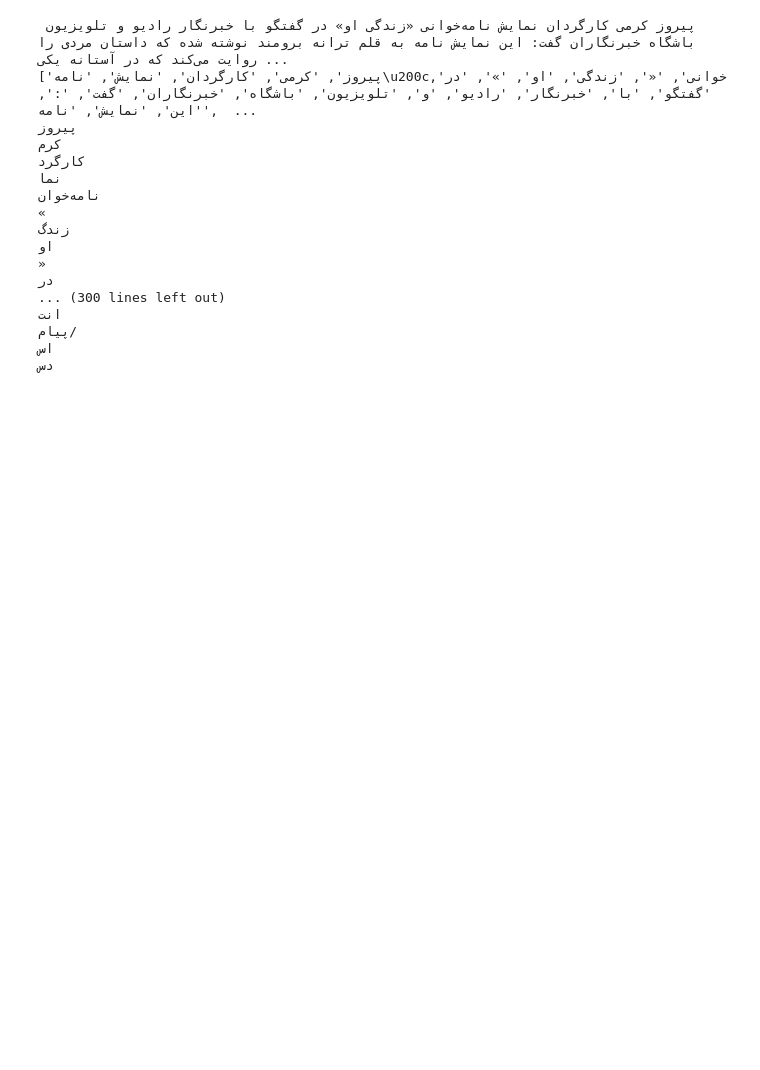
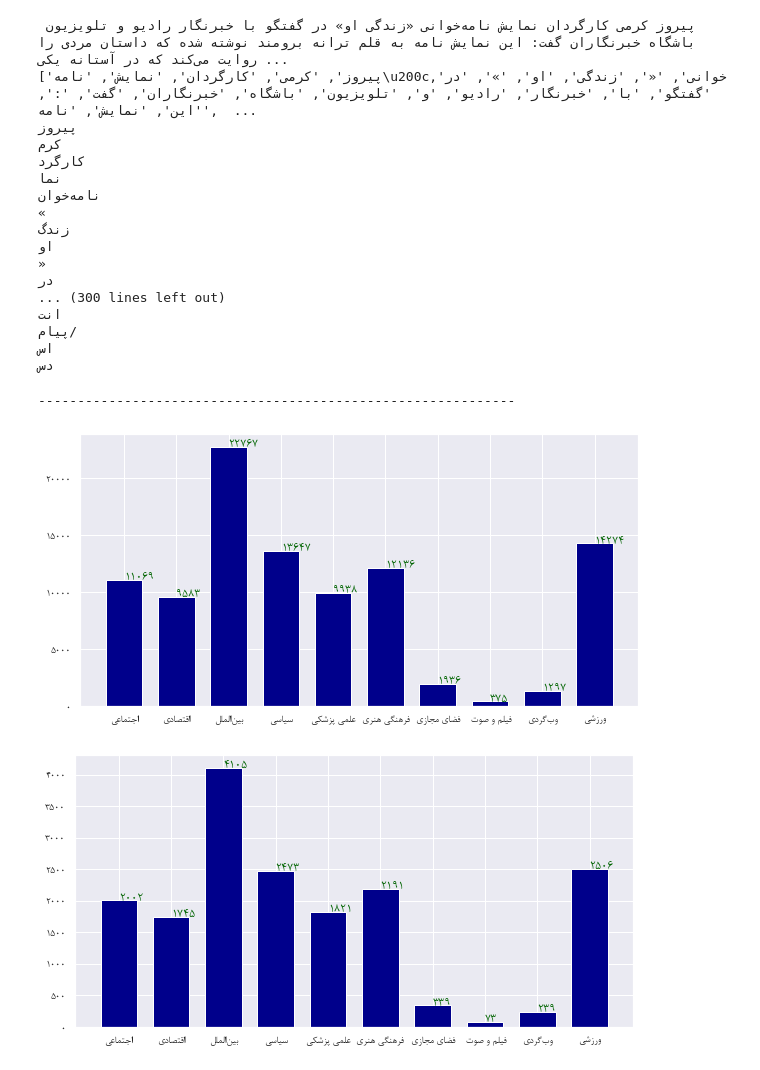
Before and after one commit to amirhossein-jamali/NLP, a Jupyter notebook: classification_assignment/Classification_Assignment_NLP_99_2.ipynb, the cells around one changed output. Saved outputs shown, nothing was run; the diff lists cells and outputs as text; code cells hidden in the pictures; blank space fills up the shorter version.

Commit message:
Text classification assignment

```diff
--- a/classification_assignment/Classification_Assignment_NLP_99_2.ipynb
+++ b/classification_assignment/Classification_Assignment_NLP_99_2.ipynb
@@ -8,26 +5,0 @@ import pandas as pd
-# %%
-class DataPreprocessor:
-    data = None
-
-    def __init__(self, address='./data/train.csv'):
-        self.read_data(address)
-        pass
-
-    def read_data(self, address):
-        self.data = pd.read_csv(address, sep='\t', error_bad_lines= False , encoding= 'utf-8')
-        pass
-
-    def plot_distribution(self):
-        pass
-
-    def clean_text(self):
-        pass
-
-    def count_words(self):
-        pass
-
-    def mao_word_index(self):
-        pass
-
-    def tokenize(self):
-        pass
@@ -163,3 +244,10 @@ print(stemmer.stem('دستان'))
 پیام/
 اس
 دس
+# %%
+if __name__ == '__main__':
+    dp = DataPreprocessor()
+# %% [output]
+-------------------------------------------------------------
+[figure, added]
+[figure, added]
```
Also changed, not shown: parts of 11 cells of this notebook.
